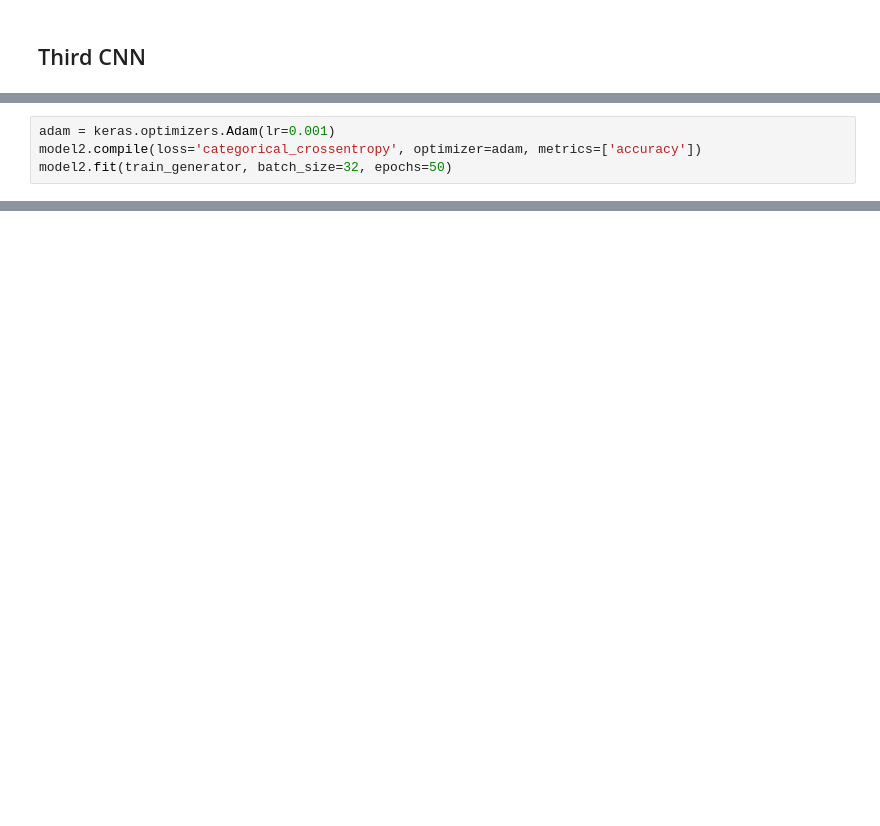
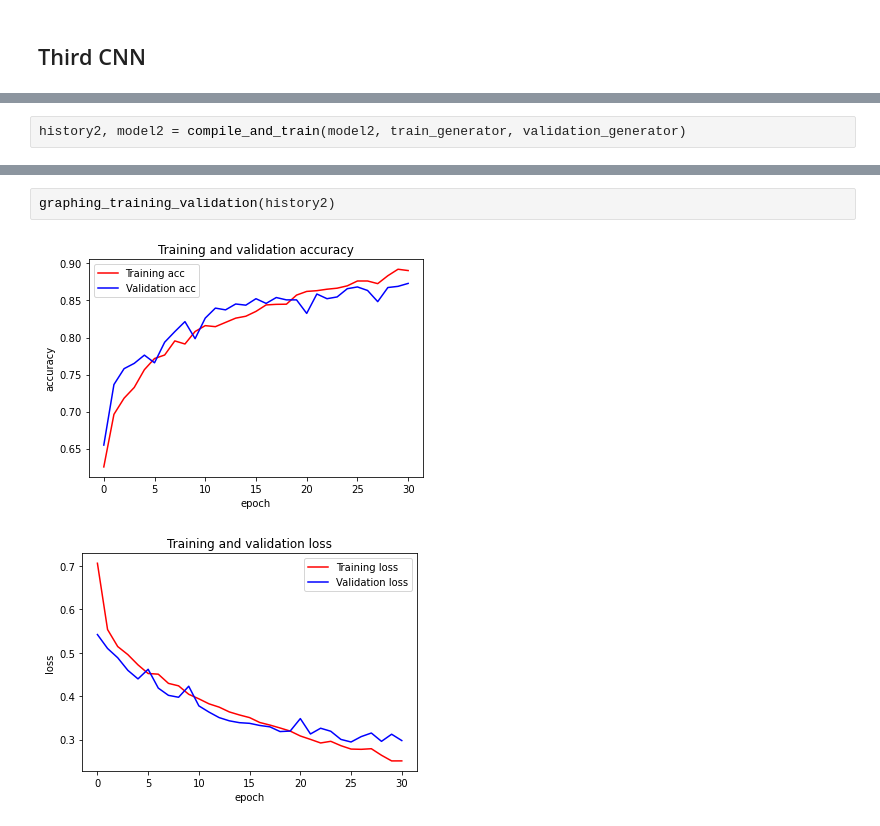
Before and after one commit to nicolasfacchinetti97/vocapra-apr-project, a Jupyter notebook: CNN.ipynb, the cells around one changed output, grey strips where cells are left out. Cells and saved outputs as stored; diff of their text form; blank space fills up the shorter version.

```diff
--- a/CNN.ipynb
+++ b/CNN.ipynb
@@ -307,6 +385,2 @@ Trainable params: 298,435
 Non-trainable params: 0
 _________________________________________________________________
-# %%
-adam = keras.optimizers.Adam(lr=0.001)
-model2.compile(loss='categorical_crossentropy', optimizer=adam, metrics=['accuracy'])
-model2.fit(train_generator, batch_size=32, epochs=50)
@@ -331,0 +387,2 @@ Epoch 50/50
+# %%
+history2, model2 = compile_and_train(model2, train_generator, validation_generator)
@@ -332,3 +407,8 @@ Epoch 50/50
+# %%
+graphing_training_validation(history2)
+# %% [output]
+[figure, added]
+[figure, added]
 # %%
 test_accuracy = model2.evaluate(validation_generator)
 # %% [output]
```
Also changed, not shown: parts of 39 cells of this notebook, 1 other file.
